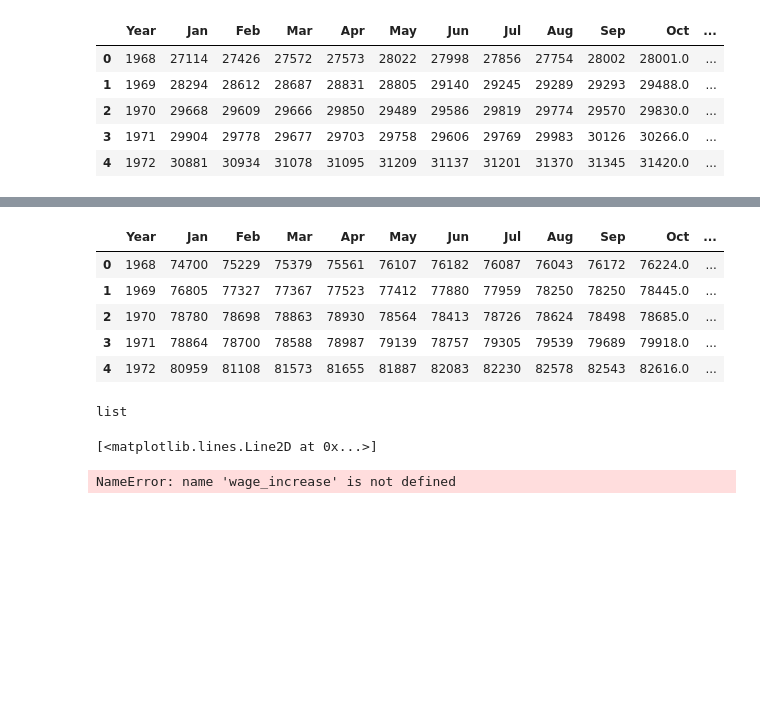
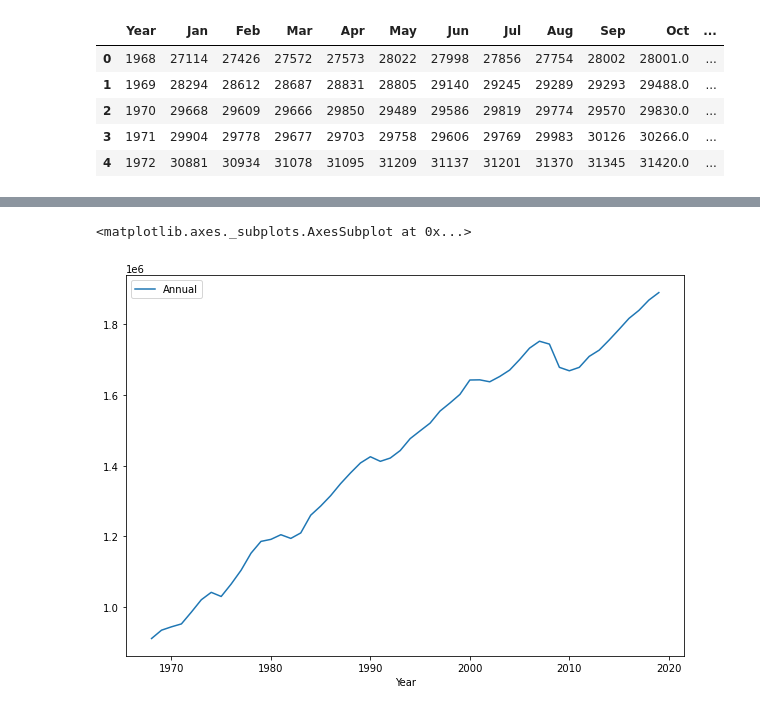
Before and after one commit to devindubin/ProjectOne, a Jupyter notebook: Lesly_25.ipynb, the cells around one changed output, grey strips where cells are left out. Drawn from its saved outputs; the diff is of its cells as text; code cells hidden in the pictures; blank space fills up the shorter version.

```diff
--- a/Lesly_25.ipynb
+++ b/Lesly_25.ipynb
@@ -120,6 +118,7 @@ emp_df.head()
 | 4 | 1972 | 30881 | 30934 | 31078 | 31095 | 31209 | 31137 | 31201 | 31370 | 31345 | 31420.0 | ... |
 # %%
 year_df = emp_df.groupby(['Year']).sum()
-year_df['Annual']=year_df(['Year']).sum(axis=0)
+year_df['Annual'] = year_df.sum(axis=1)
+year_df=year_df.reset_index()
 year_df.head()
 # %% [output]
@@ -126,0 +131,3 @@ TypeError: 'DataFrame' object is not callable
+# %%
+year_df = year_df[['Year', 'Annual']]
+year_df.head()
@@ -130,9 +151,0 @@ combined_data = pd.merge(year_df, federal_wages, on="Year")
-# %%
-combined_data.head()
-# %% [output]
-|  | Year | Jan | Feb | Mar | Apr | May | Jun | Jul | Aug | Sep | Oct | ... |
-| 0 | 1968 | 74700 | 75229 | 75379 | 75561 | 76107 | 76182 | 76087 | 76043 | 76172 | 76224.0 | ... |
-| 1 | 1969 | 76805 | 77327 | 77367 | 77523 | 77412 | 77880 | 77959 | 78250 | 78250 | 78445.0 | ... |
-| 2 | 1970 | 78780 | 78698 | 78863 | 78930 | 78564 | 78413 | 78726 | 78624 | 78498 | 78685.0 | ... |
-| 3 | 1971 | 78864 | 78700 | 78588 | 78987 | 79139 | 78757 | 79305 | 79539 | 79689 | 79918.0 | ... |
-| 4 | 1972 | 80959 | 81108 | 81573 | 81655 | 81887 | 82083 | 82230 | 82578 | 82543 | 82616.0 | ... |
@@ -141,19 +152,7 @@ year_df = combined_data
-# %%
-x_axis=list(year_df["Year"])
-y_axis=list(year_df["Jan"])
-#y2_axis=year_df["another coulumn"]
-type(x_axis)
-# %% [output]
-list
-# %%
-plt.plot(x_axis, y_axis)
-#plt.plot
-# %% [output]
-[<matplotlib.lines.Line2D at 0x...>]
-# %%
-wage_increase['Year'].value_counts().plot(kind='bar', figsize=(10,7), rot=0)
-# plt.xlabel('Year', labelpad=16, fontsize=14)
-# plt.ylabel('Federal Minimum Wage', labelpad=16, fontsize=13)
-# plt.title('Test', fontsize=14);
-# %% [output]
-NameError: name 'wage_increase' is not defined
+# %%
+min_wage_df = combined_data.copy()
+# %%
+min_wage_df.plot("Year", "Annual", figsize=(10, 7))
+# %% [output]
+<matplotlib.axes._subplots.AxesSubplot at 0x...>
+[figure, added]
```
Also changed, not shown: parts of 7 cells of this notebook.
